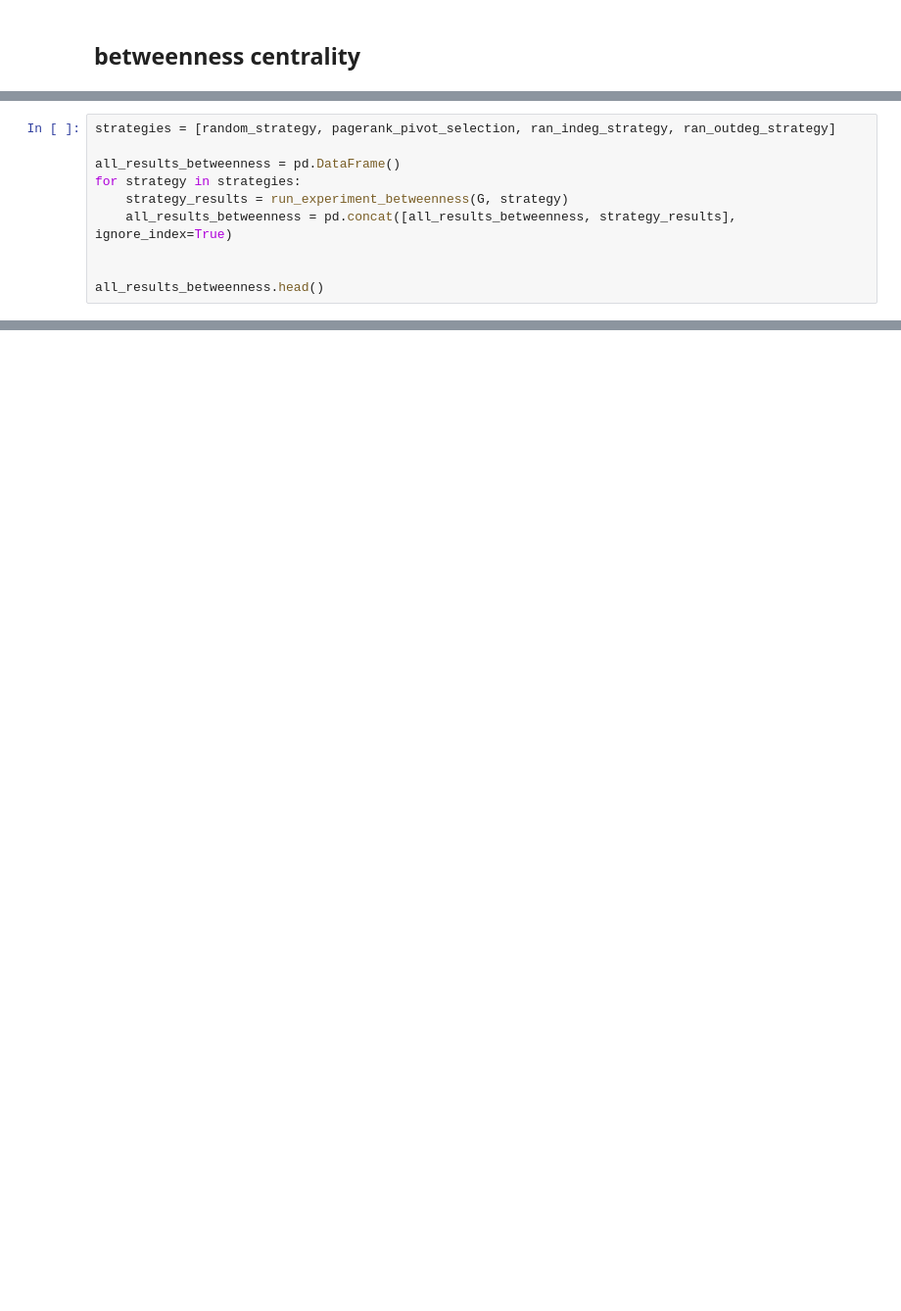
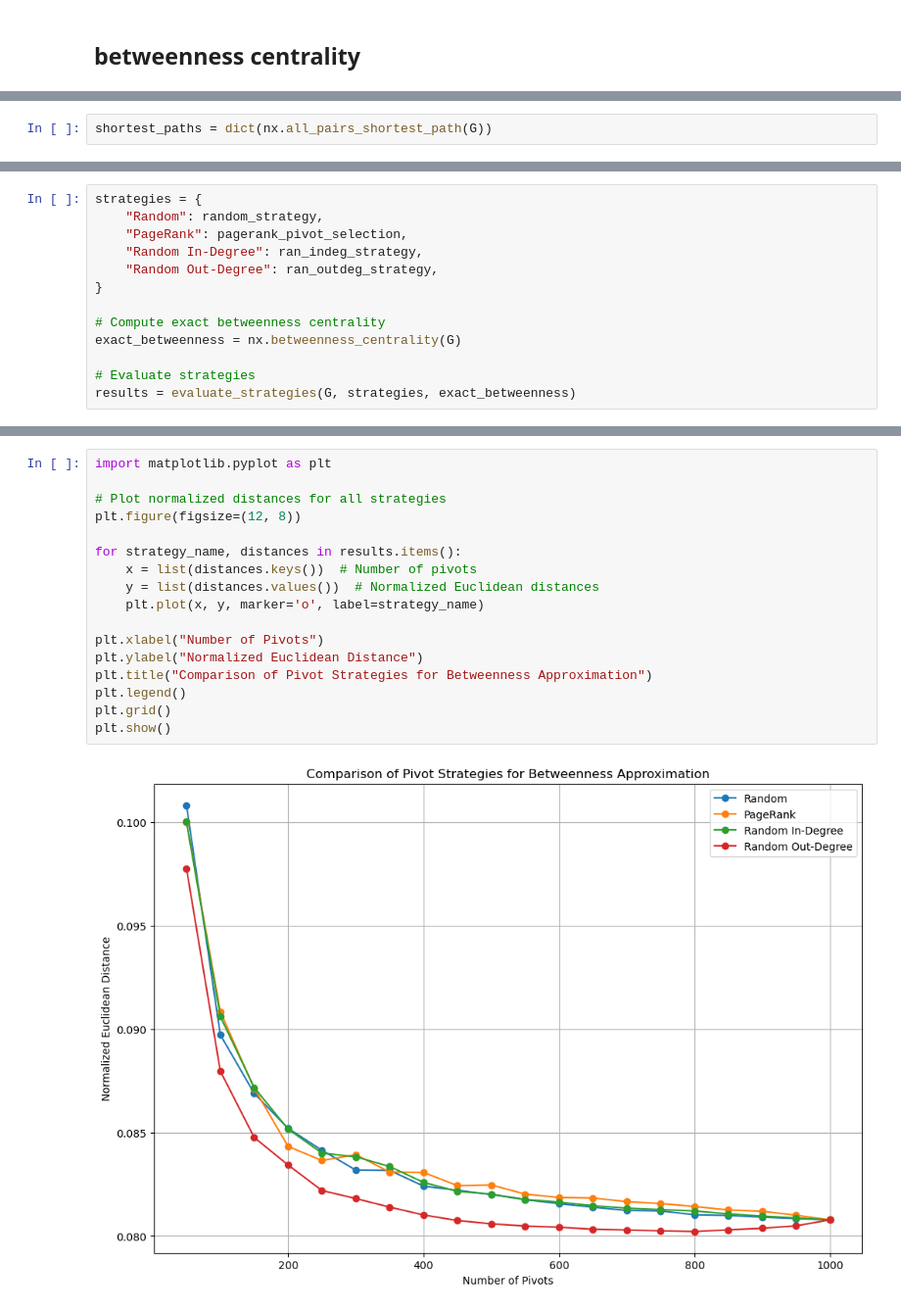
Before and after one commit to fritzwue/snacs_project, a Jupyter notebook: project_random_graph.ipynb, the cells around one changed output, grey strips where cells are left out. Shown: that part at 98% size. Drawn from its saved outputs; the diff is of its cells as text; blank space fills up the shorter version.

```diff
--- a/project_random_graph.ipynb
+++ b/project_random_graph.ipynb
@@ -280,10 +265,0 @@ def run_experiment_betweenness(G, pivot_strategy, runs=20):
-# %%
-strategies = [random_strategy, pagerank_pivot_selection, ran_indeg_strategy, ran_outdeg_strategy]
-
-all_results_betweenness = pd.DataFrame()
-for strategy in strategies:
-    strategy_results = run_experiment_betweenness(G, strategy)
-    all_results_betweenness = pd.concat([all_results_betweenness, strategy_results], ignore_index=True)
-
-
-all_results_betweenness.head()
@@ -342,0 +266,2 @@ plt.show()
+# %%
+shortest_paths = dict(nx.all_pairs_shortest_path(G))
@@ -342,0 +345,13 @@ plt.show()
+# %%
+strategies = {
+    "Random": random_strategy,
+    "PageRank": pagerank_pivot_selection,
+    "Random In-Degree": ran_indeg_strategy,
+    "Random Out-Degree": ran_outdeg_strategy,
+}
+
+# Compute exact betweenness centrality
+exact_betweenness = nx.betweenness_centrality(G)
+
+# Evaluate strategies
+results = evaluate_strategies(G, strategies, exact_betweenness)
@@ -342,0 +363,19 @@ plt.show()
+# %%
+import matplotlib.pyplot as plt
+
+# Plot normalized distances for all strategies
+plt.figure(figsize=(12, 8))
+
+for strategy_name, distances in results.items():
+    x = list(distances.keys())  # Number of pivots
+    y = list(distances.values())  # Normalized Euclidean distances
+    plt.plot(x, y, marker='o', label=strategy_name)
+
+plt.xlabel("Number of Pivots")
+plt.ylabel("Normalized Euclidean Distance")
+plt.title("Comparison of Pivot Strategies for Betweenness Approximation")
+plt.legend()
+plt.grid()
+plt.show()
+# %% [output]
+[figure, added]
```
Also changed, not shown: parts of 23 cells of this notebook, 3 other files.
